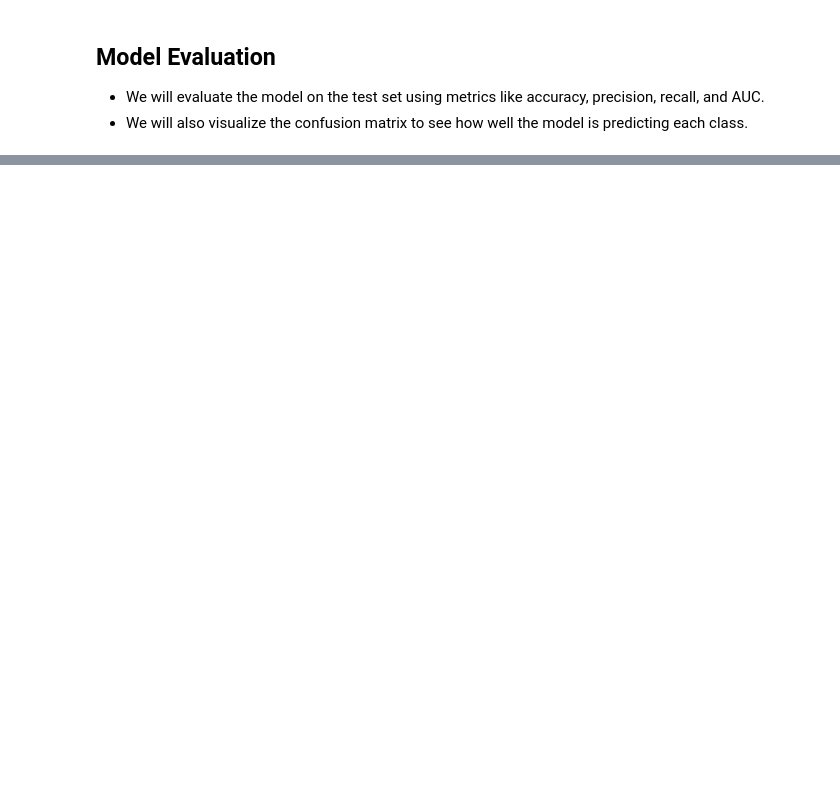
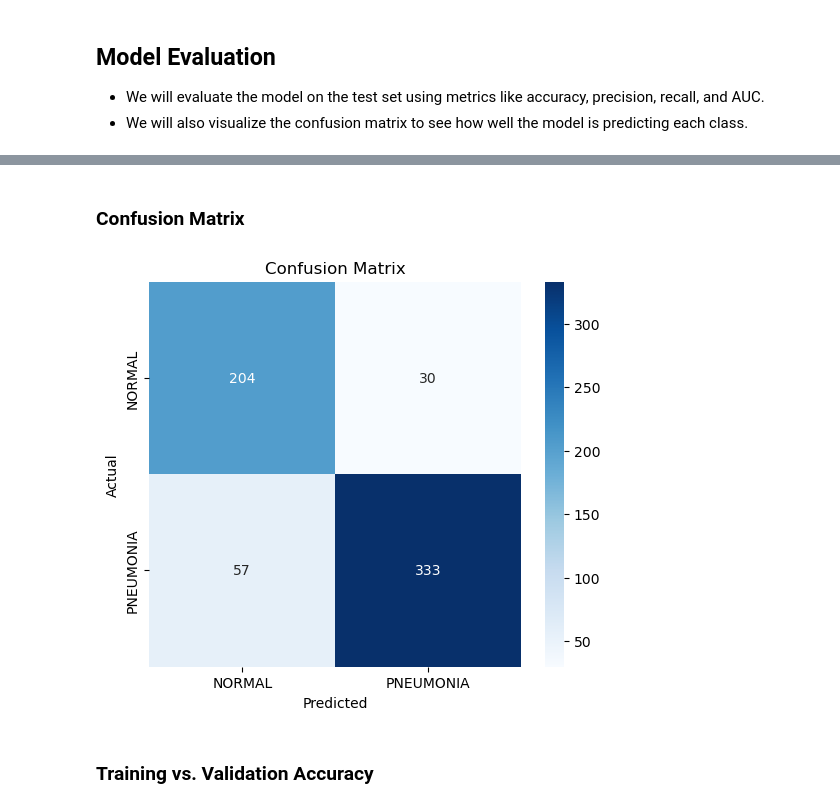
Before and after one commit to oblomovite/p4_capstone, a Jupyter notebook: index.ipynb, the cells around one changed output, grey strips where cells are left out. Cells and saved outputs as stored; diff of their text form; code cells hidden in the pictures; blank space fills up the shorter version.

```diff
--- a/index.ipynb
+++ b/index.ipynb
@@ -172,10 +198,12 @@ We use Adam (Adaptive Moment Estimation) because it automatically adjusts learni
     - Recall tells us what percentage of actual positives were correctly predicted.
     - AUC (Area Under the Curve) is the area under the ROC curve and tells us how well the model is distinguishing between classes.
 # %%
-# Compile the model
-model.compile(optimizer="adam",
-              loss="binary_crossentropy",
-              metrics=["accuracy", Precision(), Recall(), AUC()])
+# compile the model
+model.compile(
+    optimizer=Adam(learning_rate=0.001),
+    loss="binary_crossentropy",
+    metrics=["accuracy", Precision(), Recall(), AUC()],
+    )
 
 model.summary()
 # %% [output]
@@ -208,10 +230,0 @@ Model: "sequential_2"
-# %%
-# training parameters
-EPOCHS = 10
-
-# train the model
-history = model.fit(
-    train_dataset,
-    validation_data=val_dataset,
-    epochs=EPOCHS
-)
@@ -238,0 +234,10 @@ Epoch 10/10
+# %%
+early_stopping = EarlyStopping(monitor='val_loss', patience=3, restore_best_weights=True)
+reduce_lr = ReduceLROnPlateau(monitor='val_loss', factor=0.2, patience=2)
+
+history = model.fit(
+    train_generator,
+    validation_data=val_generator,
+    epochs=30,
+    callbacks=[early_stopping, reduce_lr]
+)
@@ -342,0 +284,3 @@ print(f"Predicted class: {class_names[class_idx[0]]}")
+# %%
+y_true = test_generator.classes
+y_pred = model.predict(test_generator).flatten().round()
@@ -342,0 +302,16 @@ print(f"Predicted class: {class_names[class_idx[0]]}")
+# %% [markdown]
+### Confusion Matrix
+# %%
+import seaborn as sns
+cm = confusion_matrix(y_true, y_pred)
+
+plt.figure(figsize=(6, 5))
+sns.heatmap(cm, annot=True, fmt="d", cmap="Blues", xticklabels=['NORMAL', 'PNEUMONIA'], yticklabels=['NORMAL', 'PNEUMONIA'])
+plt.xlabel('Predicted')
+plt.ylabel('Actual')
+plt.title('Confusion Matrix')
+plt.show()
+# %% [output]
+[figure, added]
+# %% [markdown]
+### Training vs. Validation Accuracy
```
Also changed, not shown: parts of 41 cells of this notebook, 2 other files.
